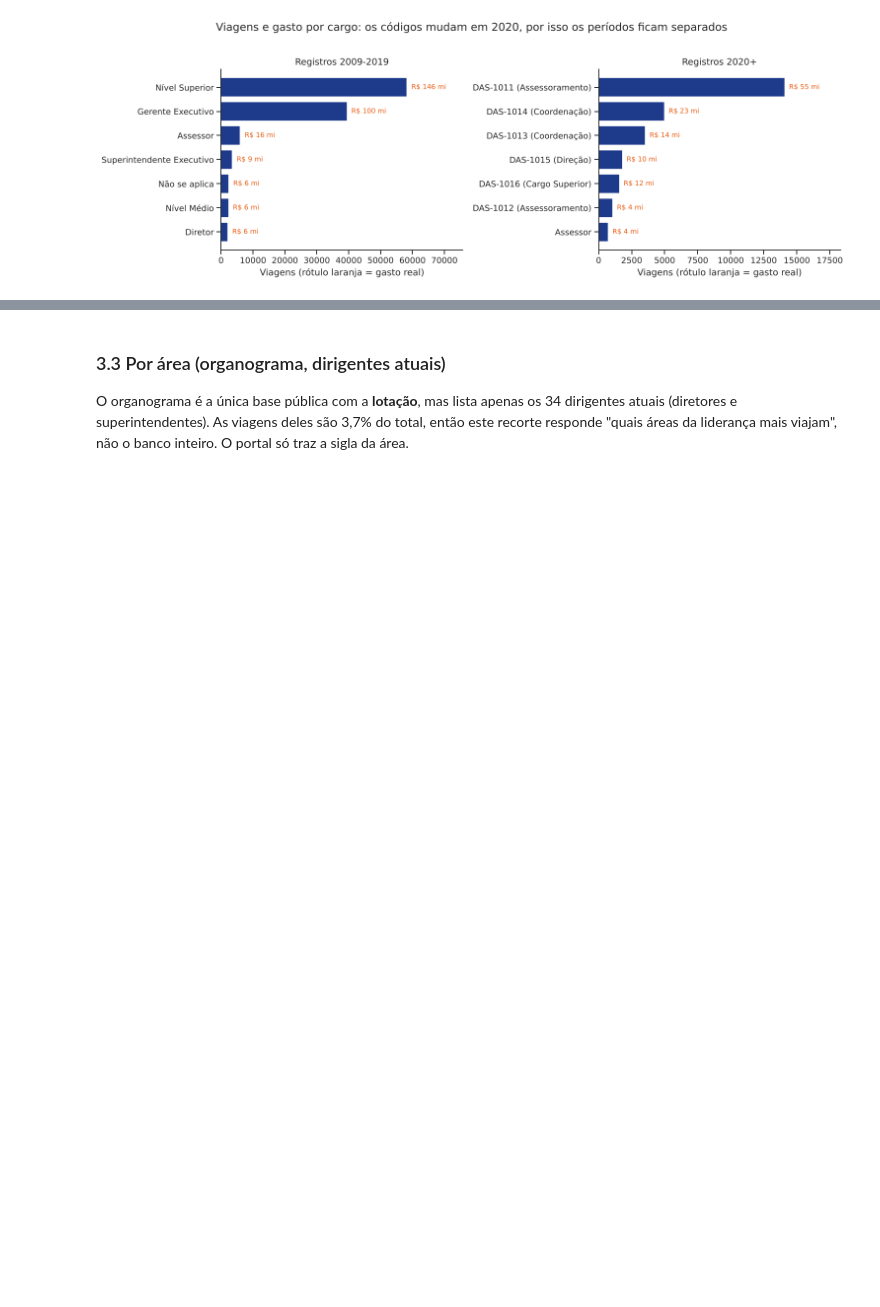
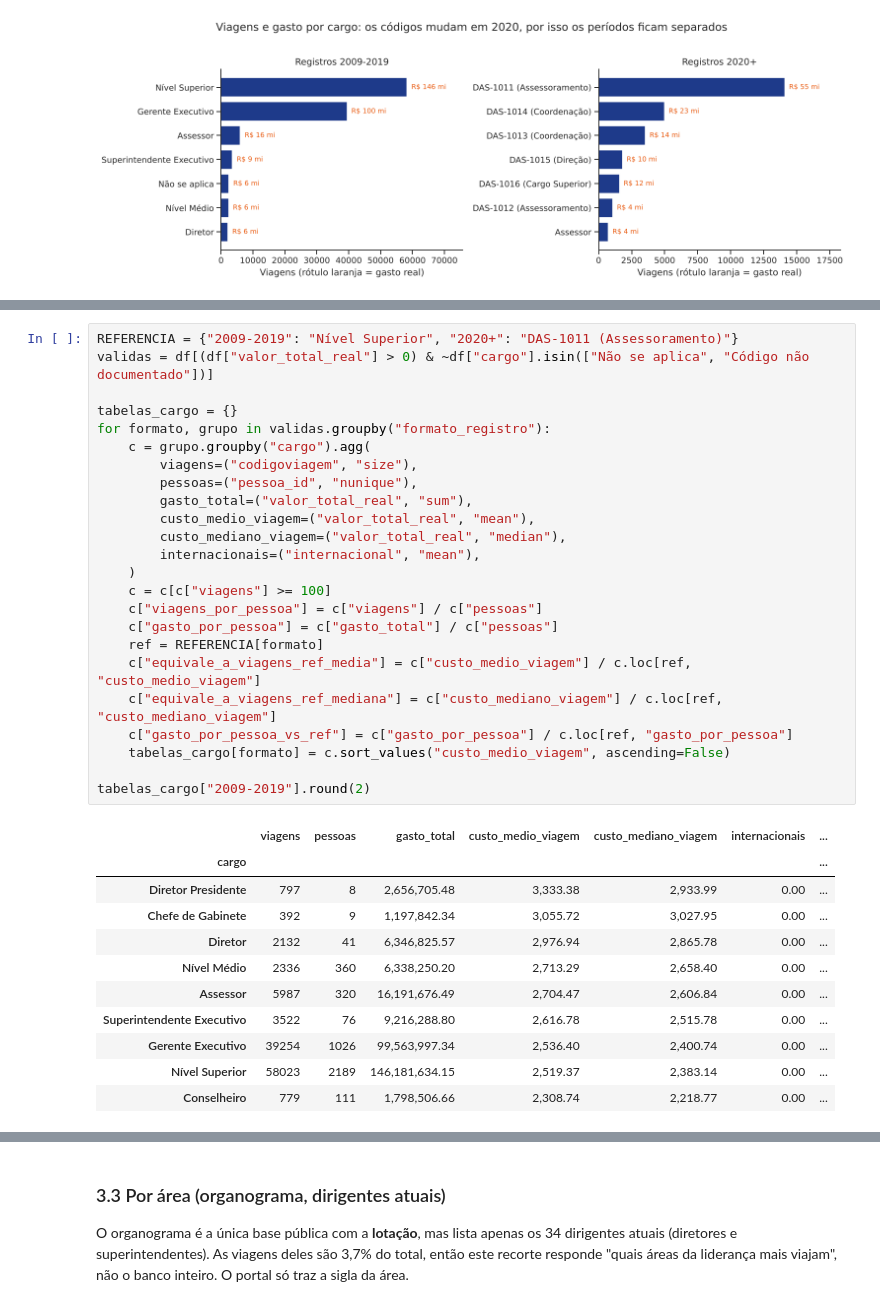
Before and after one commit to mochilicius/g2lingprog, a Jupyter notebook: notebooks/analise_exploratoria.ipynb, the cells around one changed output, grey strips where cells are left out. Saved outputs shown, nothing was run; the diff lists cells and outputs as text; blank space fills up the shorter version.

```diff
--- a/notebooks/analise_exploratoria.ipynb
+++ b/notebooks/analise_exploratoria.ipynb
@@ -300,0 +311,36 @@ plt.show()
+# %%
+REFERENCIA = {"2009-2019": "Nível Superior", "2020+": "DAS-1011 (Assessoramento)"}
+validas = df[(df["valor_total_real"] > 0) & ~df["cargo"].isin(["Não se aplica", "Código não documentado"])]
+
+tabelas_cargo = {}
+for formato, grupo in validas.groupby("formato_registro"):
+    c = grupo.groupby("cargo").agg(
+        viagens=("codigoviagem", "size"),
+        pessoas=("pessoa_id", "nunique"),
+        gasto_total=("valor_total_real", "sum"),
+        custo_medio_viagem=("valor_total_real", "mean"),
+        custo_mediano_viagem=("valor_total_real", "median"),
+        internacionais=("internacional", "mean"),
+    )
+    c = c[c["viagens"] >= 100]
+    c["viagens_por_pessoa"] = c["viagens"] / c["pessoas"]
+    c["gasto_por_pessoa"] = c["gasto_total"] / c["pessoas"]
+    ref = REFERENCIA[formato]
+    c["equivale_a_viagens_ref_media"] = c["custo_medio_viagem"] / c.loc[ref, "custo_medio_viagem"]
+    c["equivale_a_viagens_ref_mediana"] = c["custo_mediano_viagem"] / c.loc[ref, "custo_mediano_viagem"]
+    c["gasto_por_pessoa_vs_ref"] = c["gasto_por_pessoa"] / c.loc[ref, "gasto_por_pessoa"]
+    tabelas_cargo[formato] = c.sort_values("custo_medio_viagem", ascending=False)
+
+tabelas_cargo["2009-2019"].round(2)
+# %% [output]
+|  | viagens | pessoas | gasto_total | custo_medio_viagem | custo_mediano_viagem | internacionais | ... |
+| cargo |  |  |  |  |  |  | ... |
+| Diretor Presidente | 797 | 8 | 2,656,705.48 | 3,333.38 | 2,933.99 | 0.00 | ... |
+| Chefe de Gabinete | 392 | 9 | 1,197,842.34 | 3,055.72 | 3,027.95 | 0.00 | ... |
+| Diretor | 2132 | 41 | 6,346,825.57 | 2,976.94 | 2,865.78 | 0.00 | ... |
+| Nível Médio | 2336 | 360 | 6,338,250.20 | 2,713.29 | 2,658.40 | 0.00 | ... |
+| Assessor | 5987 | 320 | 16,191,676.49 | 2,704.47 | 2,606.84 | 0.00 | ... |
+| Superintendente Executivo | 3522 | 76 | 9,216,288.80 | 2,616.78 | 2,515.78 | 0.00 | ... |
+| Gerente Executivo | 39254 | 1026 | 99,563,997.34 | 2,536.40 | 2,400.74 | 0.00 | ... |
+| Nível Superior | 58023 | 2189 | 146,181,634.15 | 2,519.37 | 2,383.14 | 0.00 | ... |
+| Conselheiro | 779 | 111 | 1,798,506.66 | 2,308.74 | 2,218.77 | 0.00 | ... |
```
Also changed, not shown: parts of 4 cells of this notebook, 3 other files.
